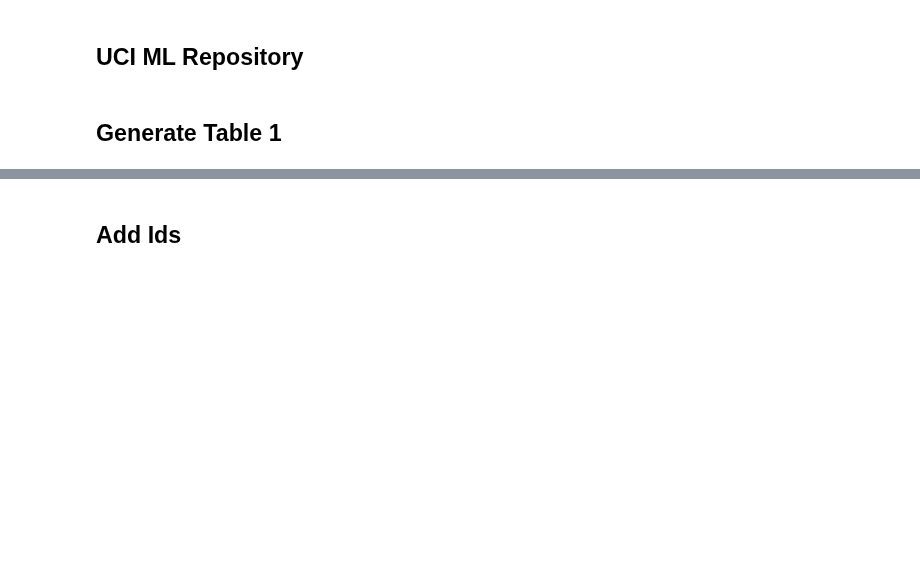
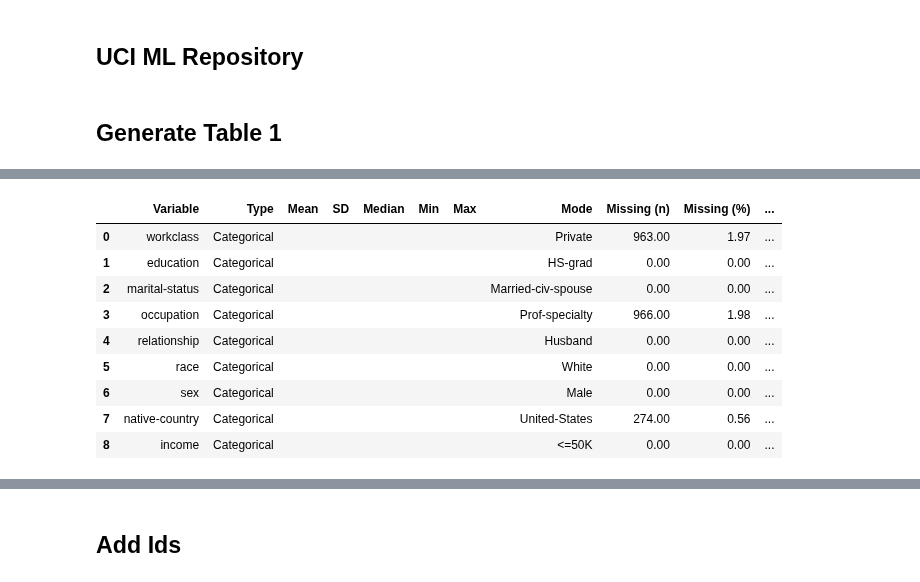
Before and after one commit to lshpaner/eda_toolkit, a Jupyter notebook: py_example_notebooks/adult_income_data_management.ipynb, the cells around one changed output, grey strips where cells are left out. Drawn from its saved outputs; the diff is of its cells as text; code cells hidden in the pictures; blank space fills up the shorter version.

```diff
--- a/py_example_notebooks/adult_income_data_management.ipynb
+++ b/py_example_notebooks/adult_income_data_management.ipynb
@@ -83,3 +71,18 @@ df1
+# %%
+generate_table1(
+    df, export_markdown=True, include_types="categorical", markdown_path="../py_example"
+)
+# %% [output]
+|  | Variable | Type | Mean | SD | Median | Min | Max | Mode | Missing (n) | Missing (%) | ... |
+| 0 | workclass | Categorical |  |  |  |  |  | Private | 963.00 | 1.97 | ... |
+| 1 | education | Categorical |  |  |  |  |  | HS-grad | 0.00 | 0.00 | ... |
+| 2 | marital-status | Categorical |  |  |  |  |  | Married-civ-spouse | 0.00 | 0.00 | ... |
+| 3 | occupation | Categorical |  |  |  |  |  | Prof-specialty | 966.00 | 1.98 | ... |
+| 4 | relationship | Categorical |  |  |  |  |  | Husband | 0.00 | 0.00 | ... |
+| 5 | race | Categorical |  |  |  |  |  | White | 0.00 | 0.00 | ... |
+| 6 | sex | Categorical |  |  |  |  |  | Male | 0.00 | 0.00 | ... |
+| 7 | native-country | Categorical |  |  |  |  |  | United-States | 274.00 | 0.56 | ... |
+| 8 | income | Categorical |  |  |  |  |  | <=50K | 0.00 | 0.00 | ... |
 # %%
 # Save Markdown to file
 generate_table1(
```
Also changed, not shown: parts of 20 cells of this notebook, 6 other files.
